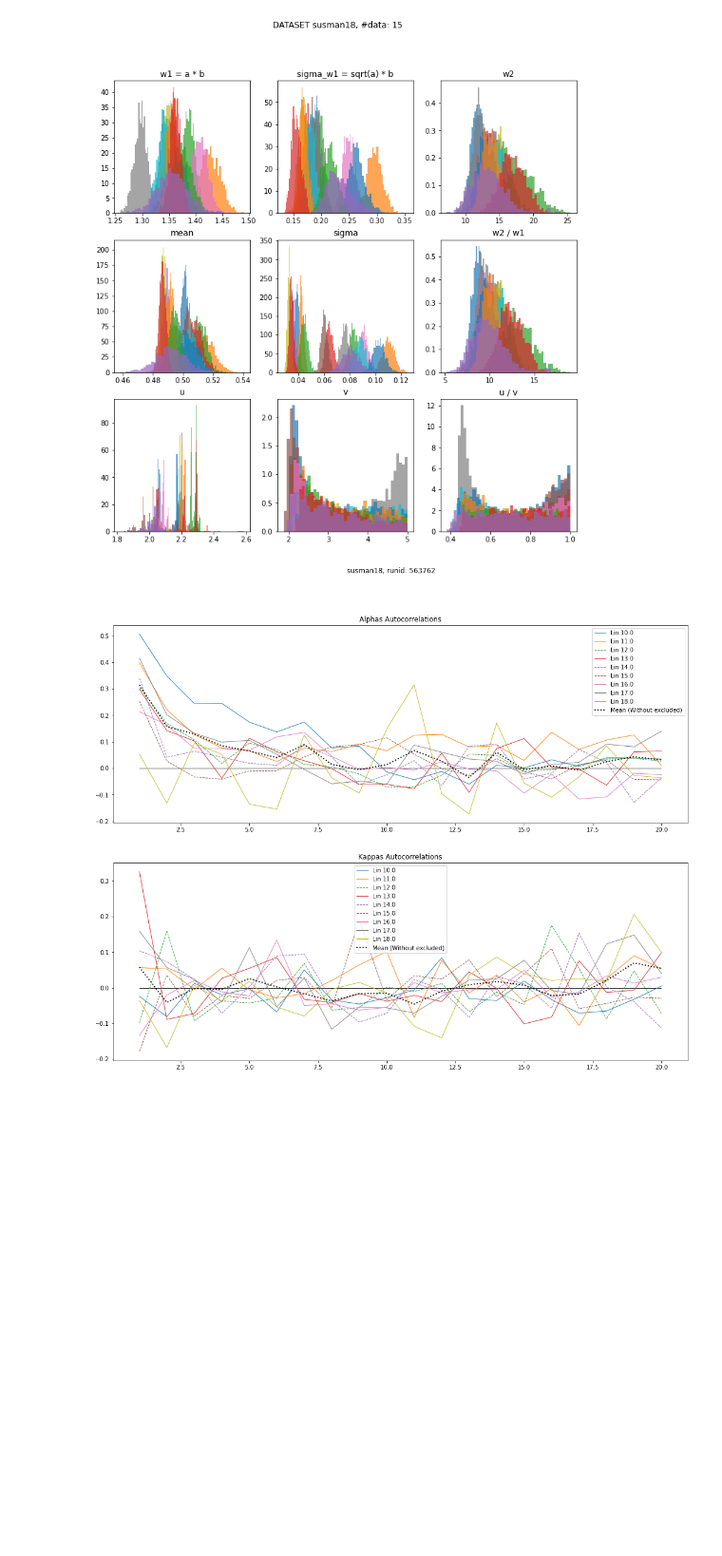
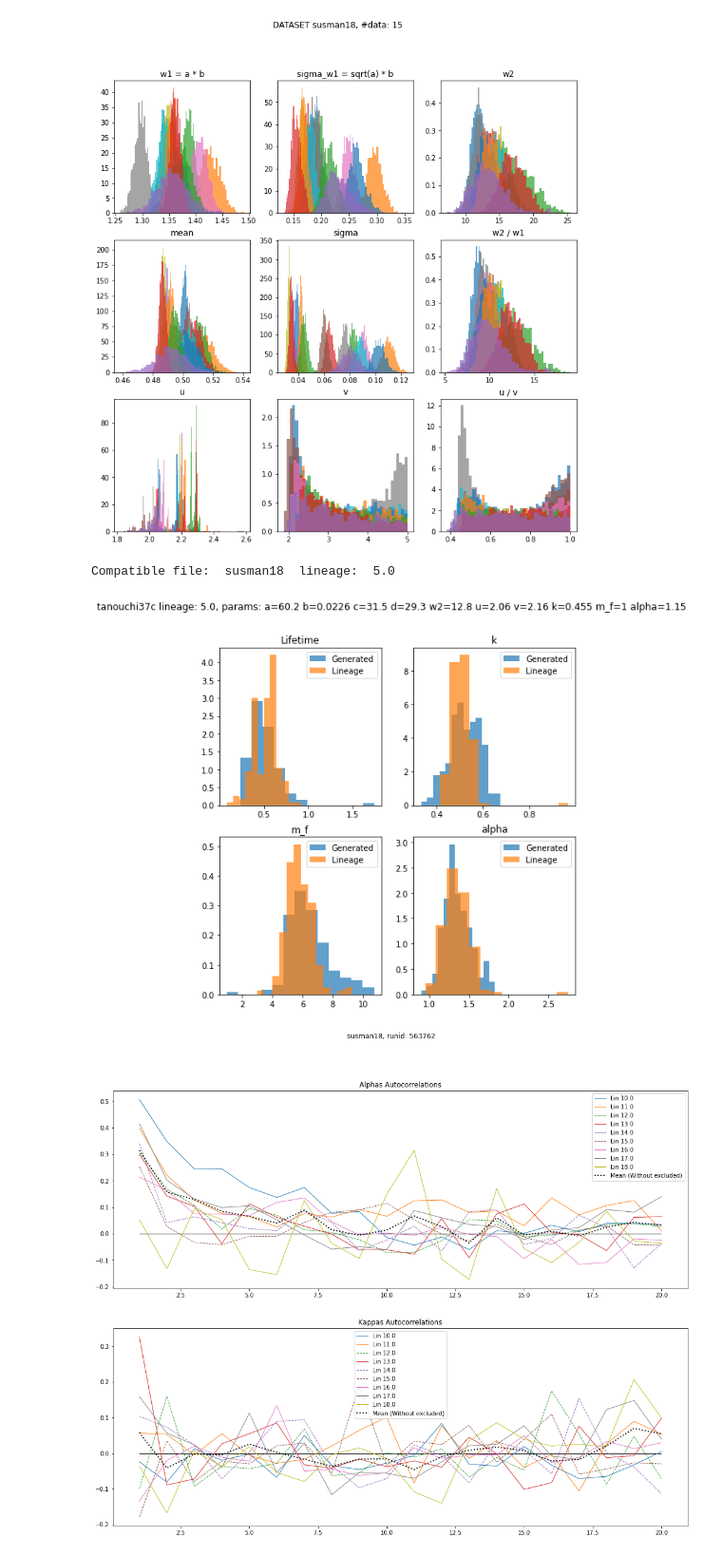
Before and after one commit to EmanueleSarte/microbial_growth, a Jupyter notebook: project_model_3.ipynb, the cells around one changed output. Shown at 95% size. Saved outputs shown, nothing was run; the diff lists cells and outputs as text; code cells hidden in the pictures; blank space fills up the shorter version.

```diff
--- a/project_model_3.ipynb
+++ b/project_model_3.ipynb
@@ -822,6 +887,54 @@ axs[0, 0].set_title("w1 = a * b")
 # %% [output]
 Text(0.5, 1.0, 'w1 = a * b')
 [figure]
+# %%
+ROWS, COLS = 2, 2
+
+for i, (_, data) in enumerate(dataset_results_dict.items()):
+    df_name, lin_id = data["dataset"], data["lineage_id"]
+    if int(lin_id) not in [5] or not df_name.startswith("sus"):
+        continue
+
+    print("Compatible file: ", df_name, " lineage: ", lin_id)
+    labels, flat_samples = data["labels"], data["flat_samples"]
+    results, truths = data["result_dict"], data["truths"]
+    data_length = data["data_length"]
+    #spans = data["data"]["spans"]
+    #alphas = data["data"]["alphas"]
+    #kappas = data["data"]["kappas"]
+    #m_finals = data["data"]["m_finals"]
+
+    params = {"a":results["a"][0], "b":results["b"][0], "c":results["c"][0], "d":results["d"][0],
+              "m_f":1, "w2":results["w2"][0], "u":results["u"][0], "v":results["v"][0]}
+    model_test = Model3(**params)
+    params_txt = model_test.get_params_str()
+
+    evolver_test = Evolver(model_test)
+    evolver_test.evolve(n_div=data_length)
+
+    fig, axs = plt.subplots(ROWS, COLS, figsize=(COLS * 4, ROWS * 4))
+
+    model_data = [evolver_test.spans]
+    for i in range(evolver_test.params.shape[1]): # the order is defined in the __init__ method of the model
+        model_data.append(evolver_test.params[:, i])
+
+    params_labels = ["Lifetime"] + model_test.var_params_label
+    for j, value in enumerate(data["data"]):
+        nbins = int(np.sqrt(len(model_data[j])))
+
+        index = (j // COLS, j % COLS)
+        axs[index].hist(model_data[j], label="Generated", density=True, alpha=0.7, bins=nbins)
+        axs[index].hist(value, label="Lineage", density=True, alpha=0.7, bins=nbins)
+        axs[index].set_title(params_labels[j])
+        axs[index].legend()
+
+
+
+    fig.suptitle(f"{DF_NAME} lineage: {lin_id}, params: {params_txt}", wrap=True)
+    plt.plot();
+# %% [output]
+Compatible file:  susman18  lineage:  5.0
+[figure, added]
 # %%
 # df = tanouchi25c_set
 # df = tanouchi37c_set
```
Also changed, not shown: parts of 7 cells of this notebook.
